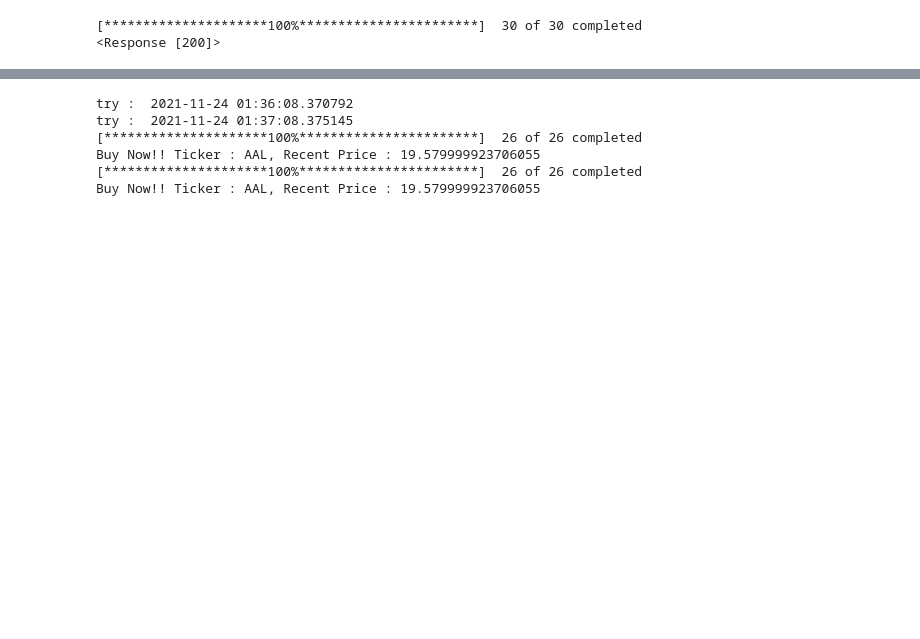
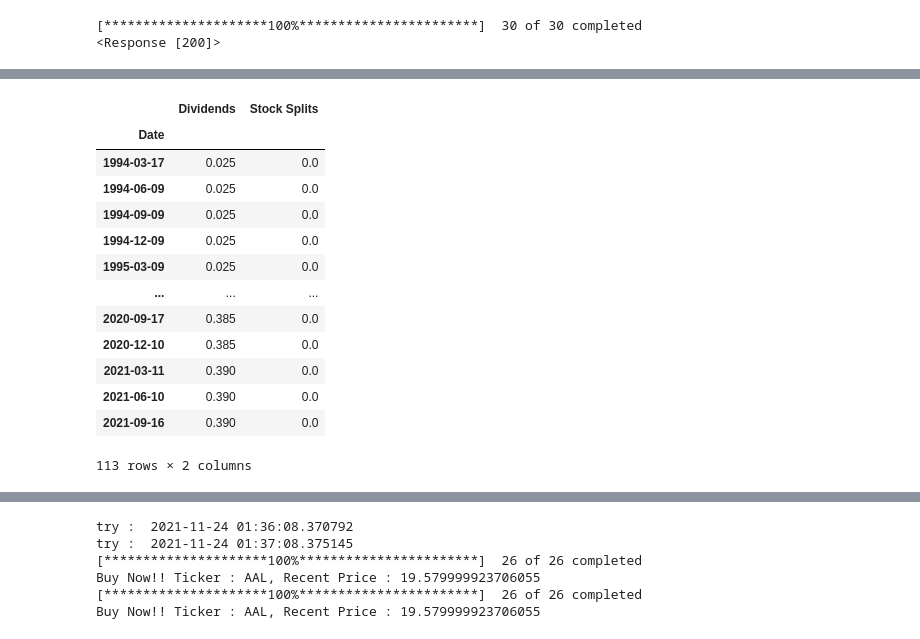
Before and after one commit to GIMINSU/DataAnalysis, a Jupyter notebook: financedatareader.ipynb, the cells around one changed output, grey strips where cells are left out. Drawn from its saved outputs; the diff is of its cells as text; code cells hidden in the pictures; blank space fills up the shorter version.

```diff
--- a/financedatareader.ipynb
+++ b/financedatareader.ipynb
@@ -382,0 +383,17 @@ IndexError: single positional indexer is out-of-bounds
+# %%
+alb.actions
+# %% [output]
+|  | Dividends | Stock Splits |
+| Date |  |  |
+| 1994-03-17 | 0.025 | 0.0 |
+| 1994-06-09 | 0.025 | 0.0 |
+| 1994-09-09 | 0.025 | 0.0 |
+| 1994-12-09 | 0.025 | 0.0 |
+| 1995-03-09 | 0.025 | 0.0 |
+| ... | ... | ... |
+| 2020-09-17 | 0.385 | 0.0 |
+| 2020-12-10 | 0.385 | 0.0 |
+| 2021-03-11 | 0.390 | 0.0 |
+| 2021-06-10 | 0.390 | 0.0 |
+| 2021-09-16 | 0.390 | 0.0 |
+113 rows × 2 columns
```
Also changed, not shown: parts of 14 cells of this notebook.
